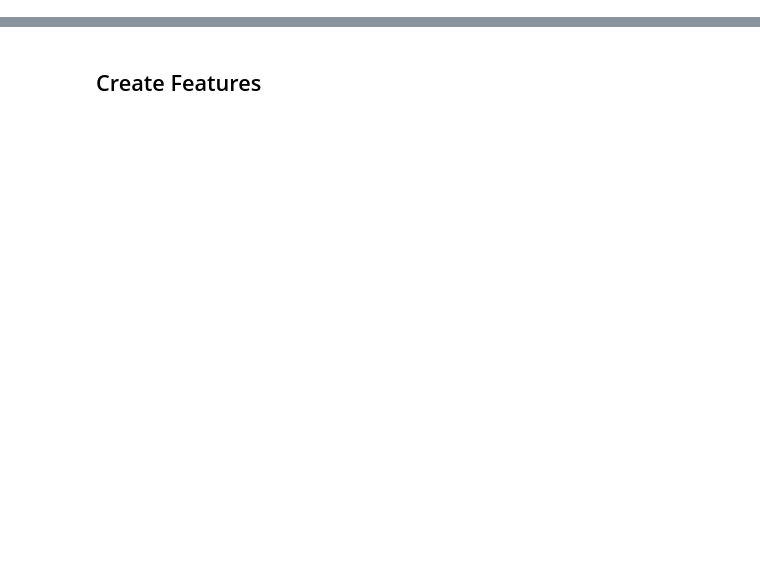
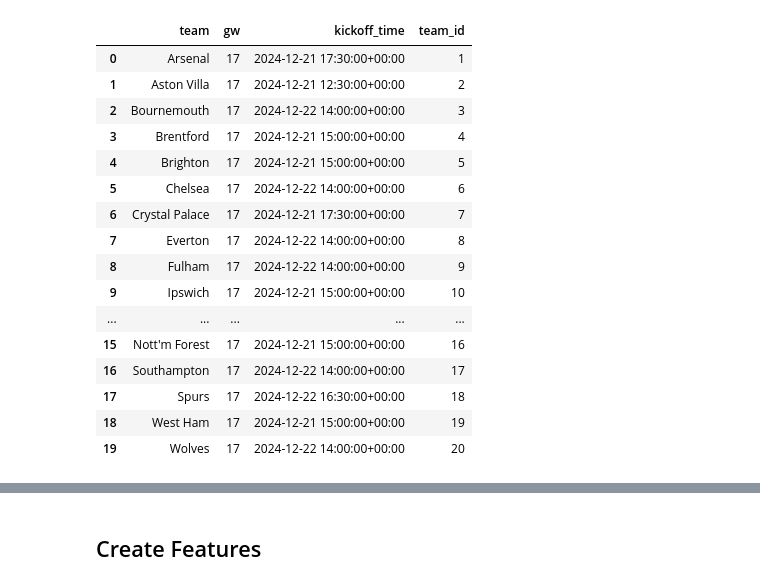
Before and after one commit to ThePyLord/FPL_Selector, a Jupyter notebook: src/analysis.ipynb, the cells around one changed output, grey strips where cells are left out. Cells and saved outputs as stored; diff of their text form; code cells hidden in the pictures; blank space fills up the shorter version.

```diff
--- a/src/analysis.ipynb
+++ b/src/analysis.ipynb
@@ -60,8 +97,27 @@ df = df.drop('season', axis=1)
 # %%
 team_df = df.groupby(['team']).agg({
 	'gw': 'max',
 	'kickoff_time': 'max',
 }).reset_index()
 
 team_df = team_df.sort_values('team')
 team_df['team_id'] = team_df.index + 1 # Create a unique id for the teams
+team_df
+# %% [output]
+|  | team | gw | kickoff_time | team_id |
+| 0 | Arsenal | 17 | 2024-12-21 17:30:00+00:00 | 1 |
+| 1 | Aston Villa | 17 | 2024-12-21 12:30:00+00:00 | 2 |
+| 2 | Bournemouth | 17 | 2024-12-22 14:00:00+00:00 | 3 |
+| 3 | Brentford | 17 | 2024-12-21 15:00:00+00:00 | 4 |
+| 4 | Brighton | 17 | 2024-12-21 15:00:00+00:00 | 5 |
+| 5 | Chelsea | 17 | 2024-12-22 14:00:00+00:00 | 6 |
+| 6 | Crystal Palace | 17 | 2024-12-21 17:30:00+00:00 | 7 |
+| 7 | Everton | 17 | 2024-12-22 14:00:00+00:00 | 8 |
+| 8 | Fulham | 17 | 2024-12-22 14:00:00+00:00 | 9 |
+| 9 | Ipswich | 17 | 2024-12-21 15:00:00+00:00 | 10 |
+| ... | ... | ... | ... | ... |
+| 15 | Nott'm Forest | 17 | 2024-12-21 15:00:00+00:00 | 16 |
+| 16 | Southampton | 17 | 2024-12-22 14:00:00+00:00 | 17 |
+| 17 | Spurs | 17 | 2024-12-22 16:30:00+00:00 | 18 |
+| 18 | West Ham | 17 | 2024-12-21 15:00:00+00:00 | 19 |
+| 19 | Wolves | 17 | 2024-12-22 14:00:00+00:00 | 20 |
```
Also changed, not shown: parts of 19 cells of this notebook, 6 other files.
